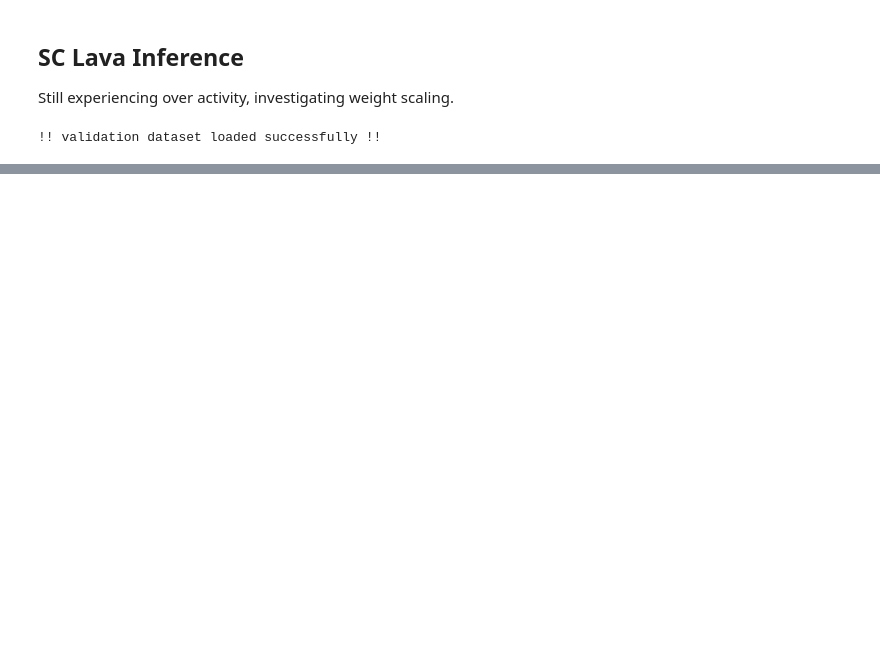
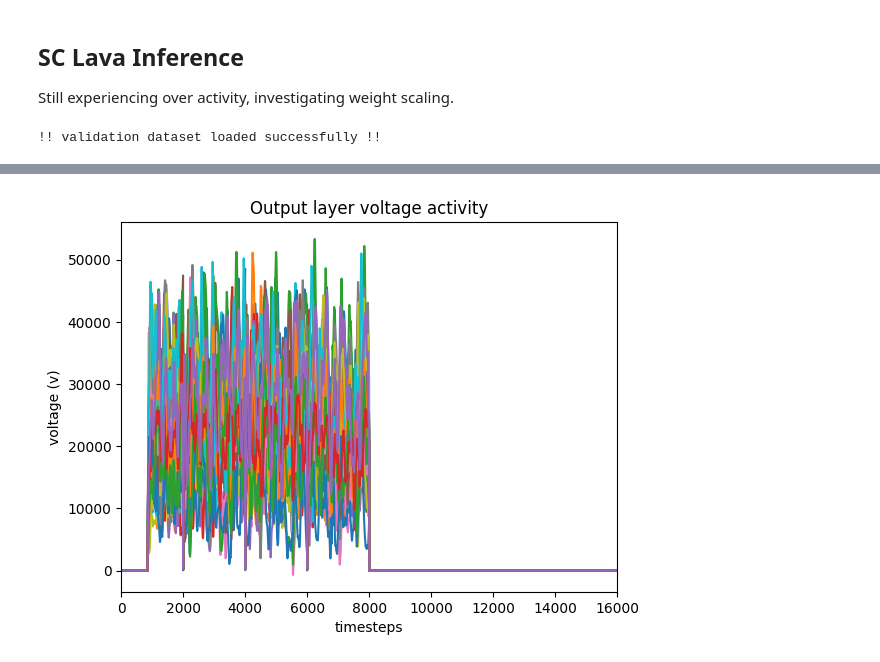
Before and after one commit to thomasshoesmith/Intel-Neuromorphic-Research-Project, a Jupyter notebook: SC_lava_inference.ipynb, the cells around one changed output, grey strips where cells are left out. Drawn from its saved outputs; the diff is of its cells as text; code cells hidden in the pictures; blank space fills up the shorter version.

```diff
--- a/SC_lava_inference.ipynb
+++ b/SC_lava_inference.ipynb
@@ -302,0 +359,11 @@ plt.show()
+# %%
+for i in range(params["NUM_OUTPUT"]):
+    plt.plot(output_v[:,i])
+
+plt.title("Output layer voltage activity")
+plt.ylabel("voltage (v)")
+plt.xlabel("timesteps")
+plt.xlim(0, the_x.shape[0])
+plt.show()
+# %% [output]
+[figure, added]
```
Also changed, not shown: parts of 11 cells of this notebook, 4 other files.
